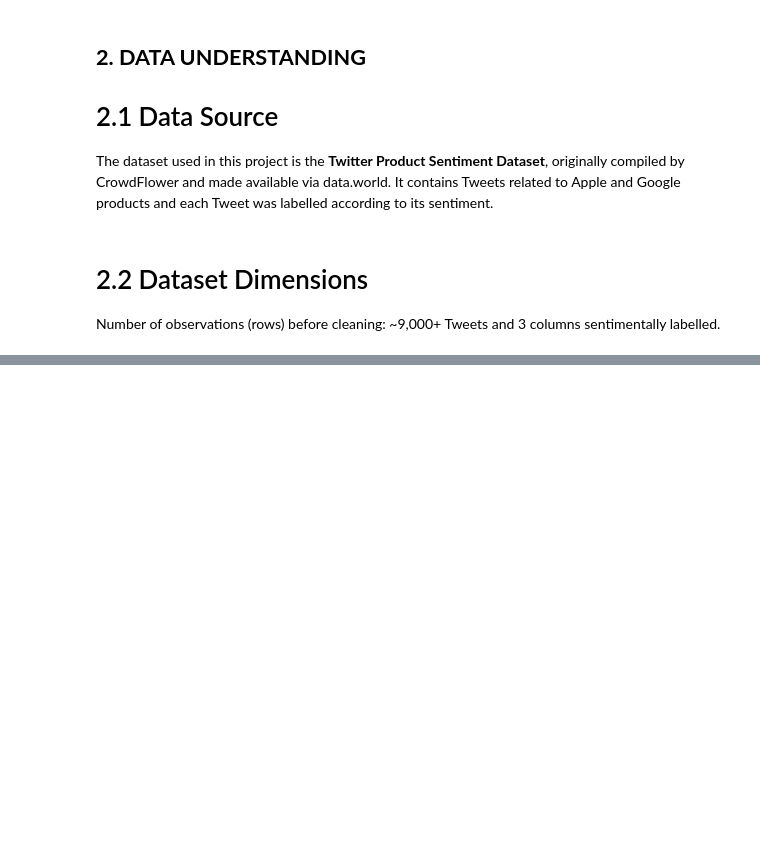
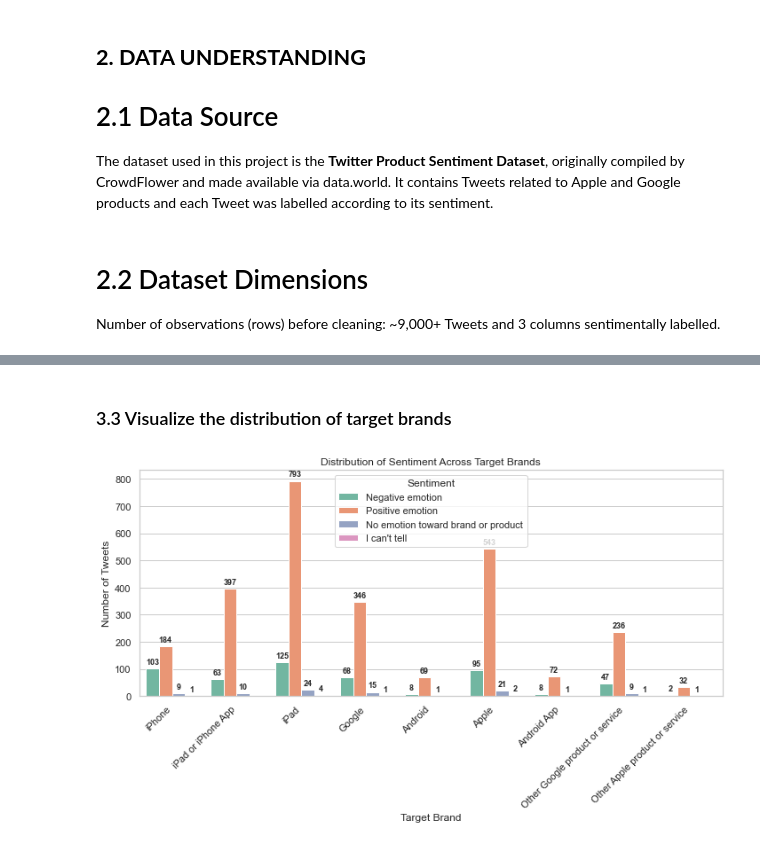
Before and after one commit to Dortts/Twitter_Sentiment_Project, a Jupyter notebook: Twitter_Sentiment_Analysis.ipynb, the cells around one changed output, grey strips where cells are left out. Drawn from its saved outputs; the diff is of its cells as text; code cells hidden in the pictures; blank space fills up the shorter version.

```diff
--- a/Twitter_Sentiment_Analysis.ipynb
+++ b/Twitter_Sentiment_Analysis.ipynb
@@ -178,0 +219,2 @@ df.value_counts
+# %%
+df.columns = ['tweet', 'target_brand', 'sentiment']
@@ -178,0 +235,35 @@ df.value_counts
+# %% [markdown]
+### 3.3 Visualize the distribution of target brands
+# %%
+plt.figure(figsize=(10, 6))
+
+ax = sns.countplot(
+    data=df,
+    x='target_brand',
+    hue='sentiment',
+    palette='Set2'
+)
+for p in ax.patches:
+    height = p.get_height()
+    if height > 0:  # Only label bars that actually have data
+        ax.annotate(
+            f'{int(height)}',
+            (p.get_x() + p.get_width() / 2., height),
+            ha='center',
+            va='bottom',
+            fontsize=9,
+            fontweight='bold',
+            xytext=(0, 3),
+            textcoords='offset points'
+        )
+
+plt.title('Distribution of Sentiment Across Target Brands')
+plt.xlabel('Target Brand')
+plt.ylabel('Number of Tweets')
+plt.xticks(rotation=45, ha='right')
+plt.legend(title='Sentiment')
+
+plt.tight_layout()
+plt.show()
+# %% [output]
+[figure, added]
```
Also changed, not shown: parts of 30 cells of this notebook.
